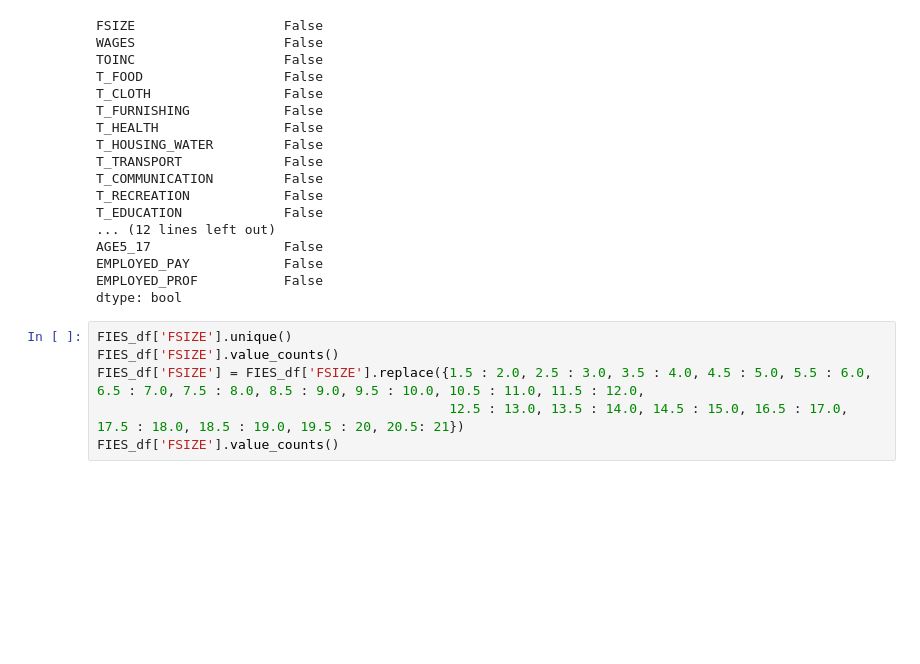
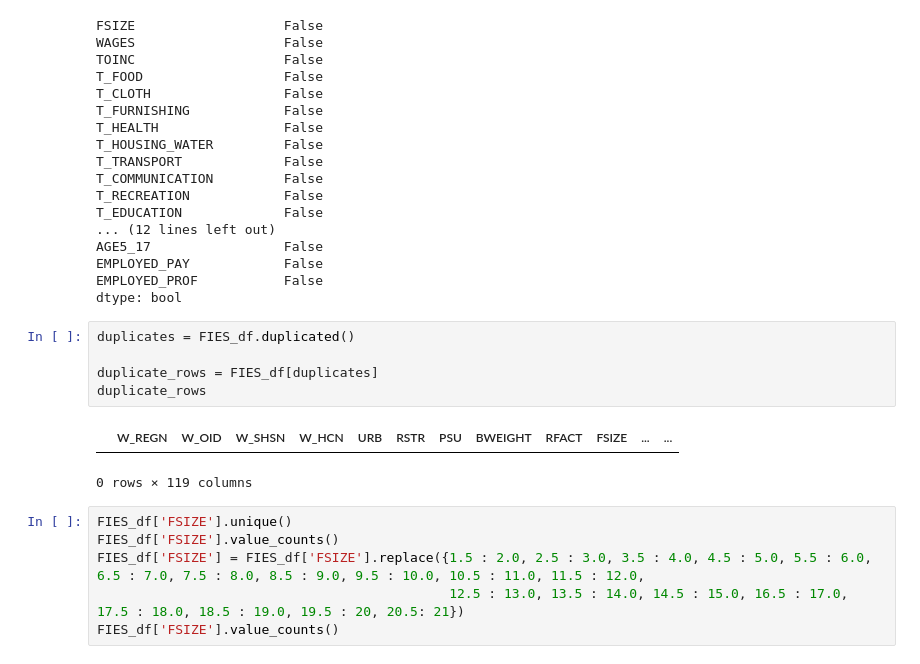
Before and after one commit to MichaelGelo/CSMODEL_Project, a Jupyter notebook: Group3_Phase1.ipynb, the cells around one changed output. Saved outputs shown, nothing was run; the diff lists cells and outputs as text; blank space fills up the shorter version.

```diff
--- a/Group3_Phase1.ipynb
+++ b/Group3_Phase1.ipynb
@@ -189,6 +189,14 @@ AGE5_17                 False
 EMPLOYED_PAY            False
 EMPLOYED_PROF           False
 dtype: bool
+# %%
+duplicates = FIES_df.duplicated()
+
+duplicate_rows = FIES_df[duplicates]
+duplicate_rows
+# %% [output]
+|  | W_REGN | W_OID | W_SHSN | W_HCN | URB | RSTR | PSU | BWEIGHT | RFACT | FSIZE | ... | ... |
+0 rows × 119 columns
 # %%
 FIES_df['FSIZE'].unique()
 FIES_df['FSIZE'].value_counts()
```
Also changed, not shown: parts of 22 cells of this notebook.
